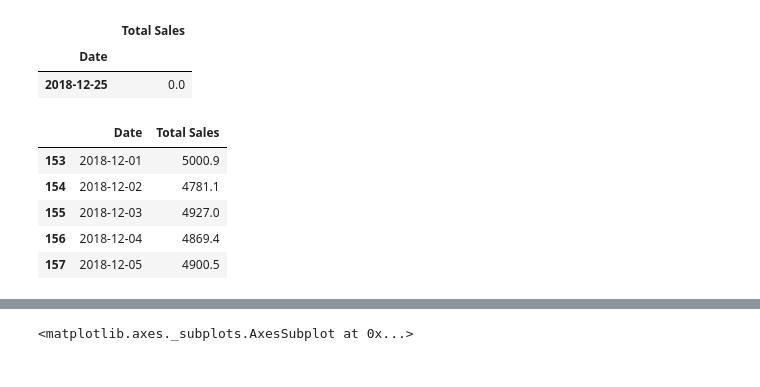
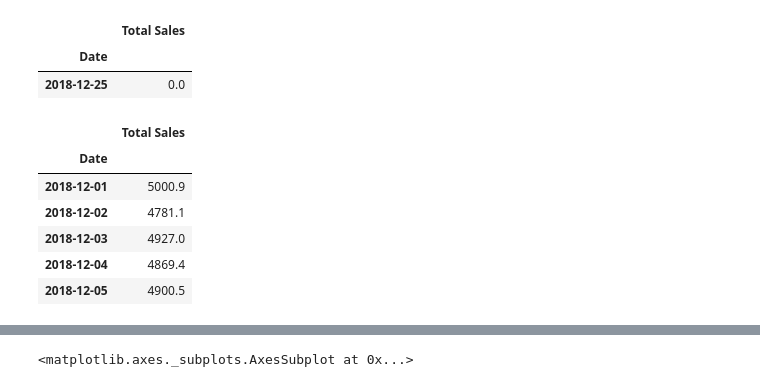
Before and after one commit to Johnson-a-hash/quantium-virtual-program, a Jupyter notebook: Quantium Module 1.ipynb, the cells around one changed output, grey strips where cells are left out. Drawn from its saved outputs; the diff is of its cells as text; code cells hidden in the pictures.

```diff
--- a/Quantium Module 1.ipynb
+++ b/Quantium Module 1.ipynb
@@ -365,12 +365,13 @@ c[c['Total Sales'] == 0]
 # %%
 # Let's look at the December month only
 
-c_december = c[(c.Date < "2019-01-01") & (c.Date > "2018-11-30")]
+c_december = c[(c.index < "2019-01-01") & (c.index > "2018-11-30")]
 c_december.head()
 # %% [output]
-|  | Date | Total Sales |
-| 153 | 2018-12-01 | 5000.9 |
-| 154 | 2018-12-02 | 4781.1 |
-| 155 | 2018-12-03 | 4927.0 |
-| 156 | 2018-12-04 | 4869.4 |
-| 157 | 2018-12-05 | 4900.5 |
+|  | Total Sales |
+| Date |  |
+| 2018-12-01 | 5000.9 |
+| 2018-12-02 | 4781.1 |
+| 2018-12-03 | 4927.0 |
+| 2018-12-04 | 4869.4 |
+| 2018-12-05 | 4900.5 |
```
Also changed, not shown: parts of 30 cells of this notebook.
